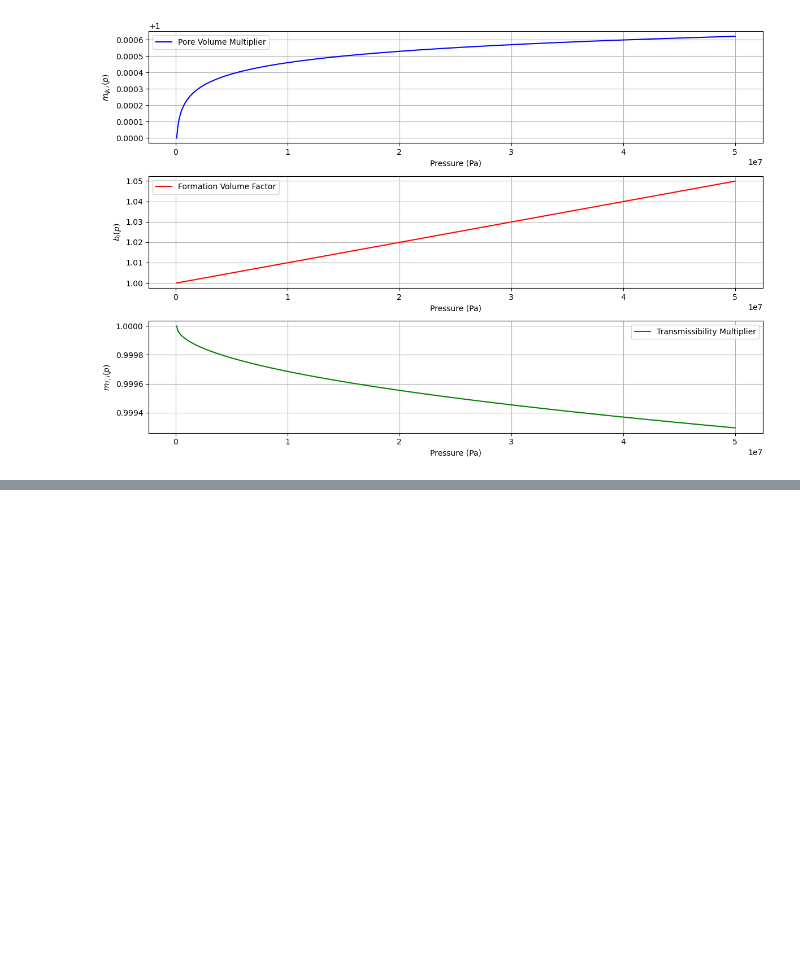
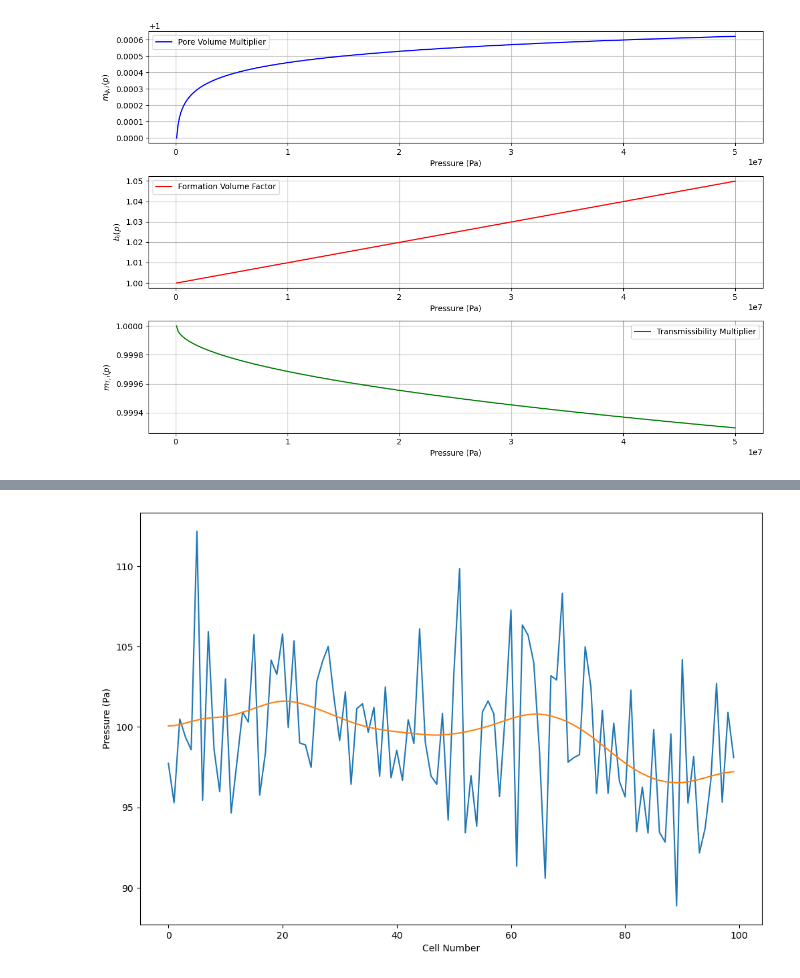
Before and after one commit to rfarell/Subsurface-Modeling-Tutorials, a Jupyter notebook: notebooks/01_Introduction/01_04_Discrete_Single_Phase_Reservoir_Simulator.ipynb, the cells around one changed output, grey strips where cells are left out. Drawn from its saved outputs; the diff is of its cells as text; code cells hidden in the pictures; blank space fills up the shorter version.

```diff
--- a/notebooks/01_Introduction/01_04_Discrete_Single_Phase_Reservoir_Simulator.ipynb
+++ b/notebooks/01_Introduction/01_04_Discrete_Single_Phase_Reservoir_Simulator.ipynb
@@ -272,0 +433,10 @@ Volume =  [0.5 0.5 0.5 0.5 0.5 0.5 0.5 0.5 0.5 0.5 0.5 0.5 0.5 0.5 0.5 0.5 0.5 0
+# %%
+# plot the pressure
+plt.figure(figsize=(12, 8))
+plt.plot(P_VALUES[0])
+plt.plot(P_VALUES[-1])
+plt.xlabel("Cell Number")
+plt.ylabel("Pressure (Pa)")
+plt.show()
+# %% [output]
+[figure, added]
```
Also changed, not shown: parts of 3 cells of this notebook.
